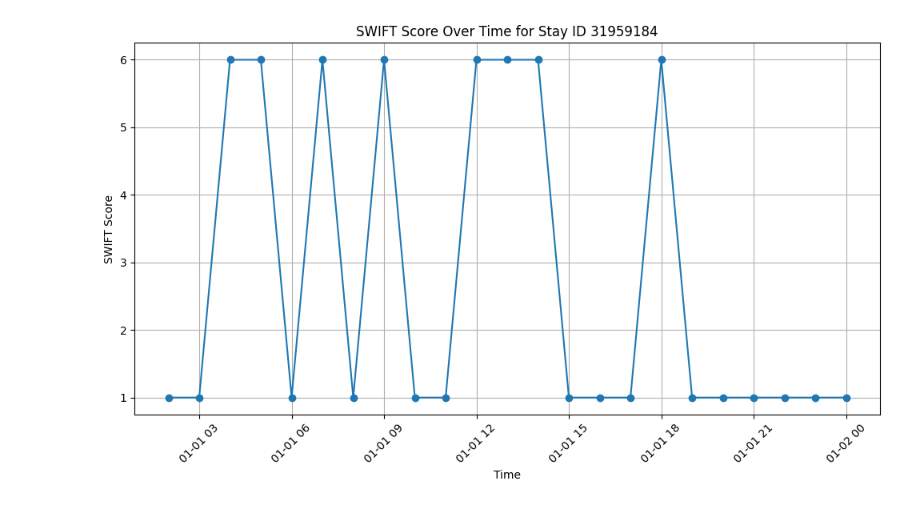
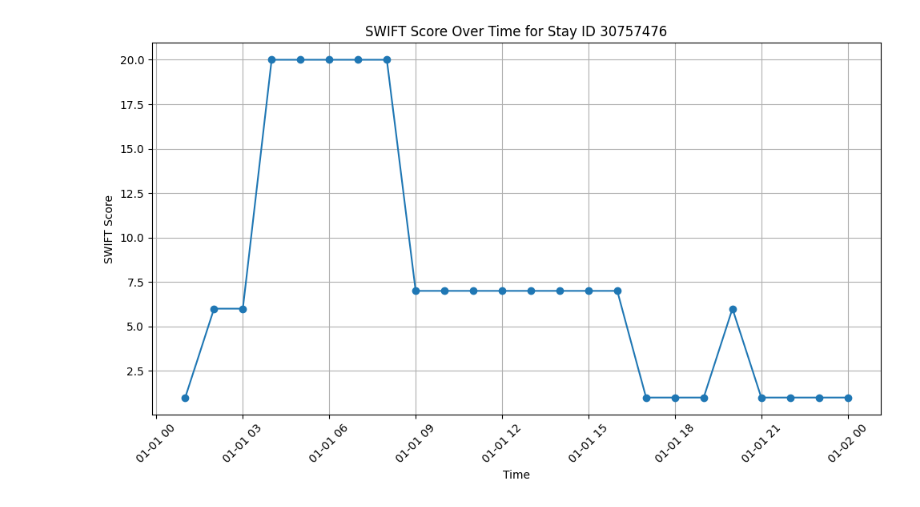
Before and after one commit to Amlan125/Optifox, a Jupyter notebook: reports/SWIFT.ipynb, the cells around one changed output. Saved outputs shown, nothing was run; the diff lists cells and outputs as text; code cells hidden in the pictures.

```diff
--- a/reports/SWIFT.ipynb
+++ b/reports/SWIFT.ipynb
@@ -130,20 +106,20 @@ def calculate_swift_score(row):
 # %%
-merged_df['SWIFT_score'] = merged_df.apply(calculate_swift_score, axis=1)
+merged_df['swift_score'] = merged_df.apply(lambda row: calculate_swift_score(row, averages), axis=1)
 # %%
-specific_stay_id = 31959184
+specific_stay_id = 30757476
+# 31959184 34617352  31205490 37648963
 filtered_data = merged_df[merged_df['stay_id'] == specific_stay_id]
 
-filtered_data.loc[:, 'abs_event_time'] = pd.to_datetime(filtered_data['abs_event_time'])
 # SWIFT score
 plt.figure(figsize=(10, 6))
-plt.plot(filtered_data['abs_event_time'], filtered_data['SWIFT_score'], marker='o')
+plt.plot(filtered_data['abs_event_time'], filtered_data['swift_score'], marker='o')
 plt.title(f'SWIFT Score Over Time for Stay ID {specific_stay_id}')
 plt.xlabel('Time')
 plt.ylabel('SWIFT Score')
 plt.grid(True)
-plt.xticks(rotation=45)  # Etiketleri daha okunabilir yapmak için
+plt.xticks(rotation=45)
 plt.tight_layout()
 plt.show()
 # %% [output]
-[figure, old version]
+[figure, new version]
 # %%
```
Also changed, not shown: parts of 9 cells of this notebook, 1 other file.
